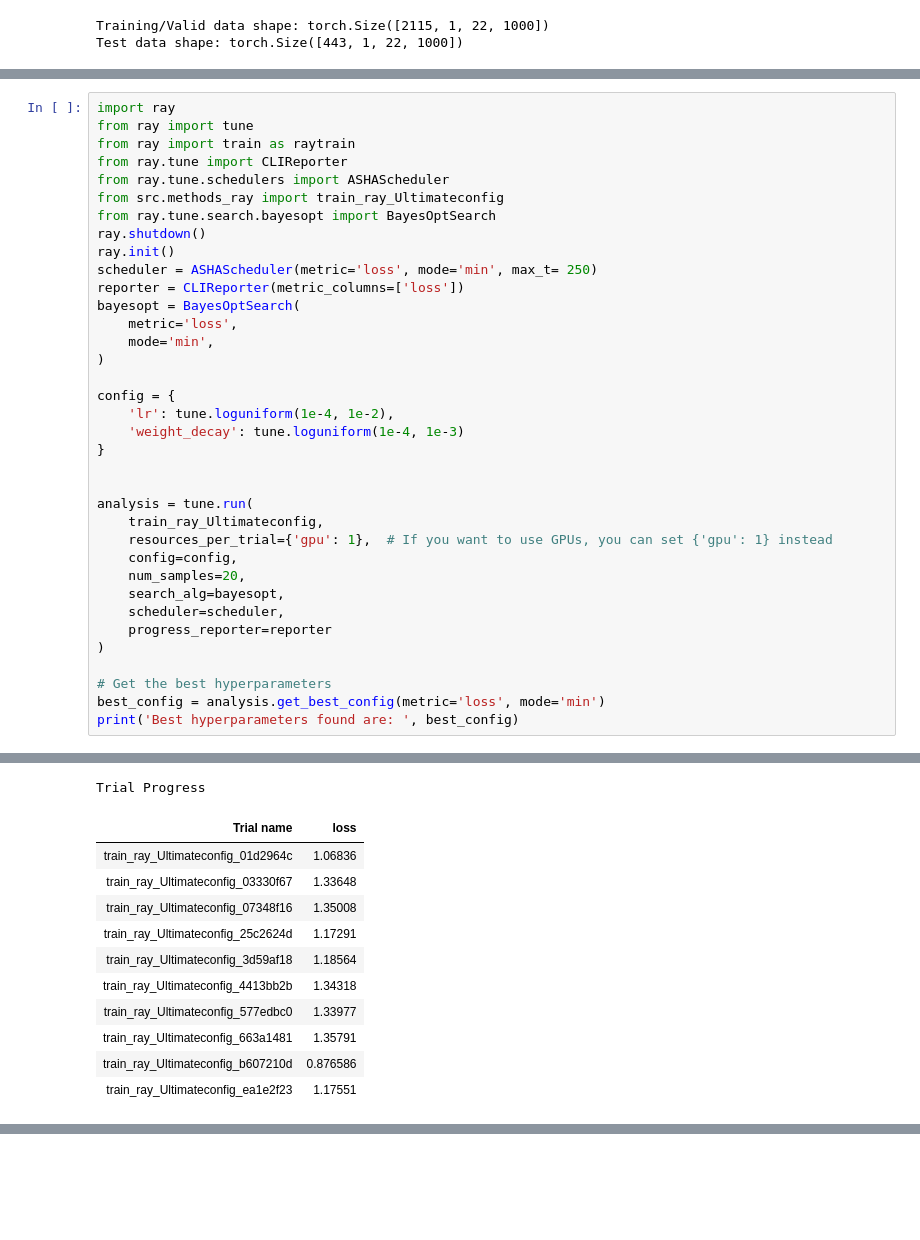
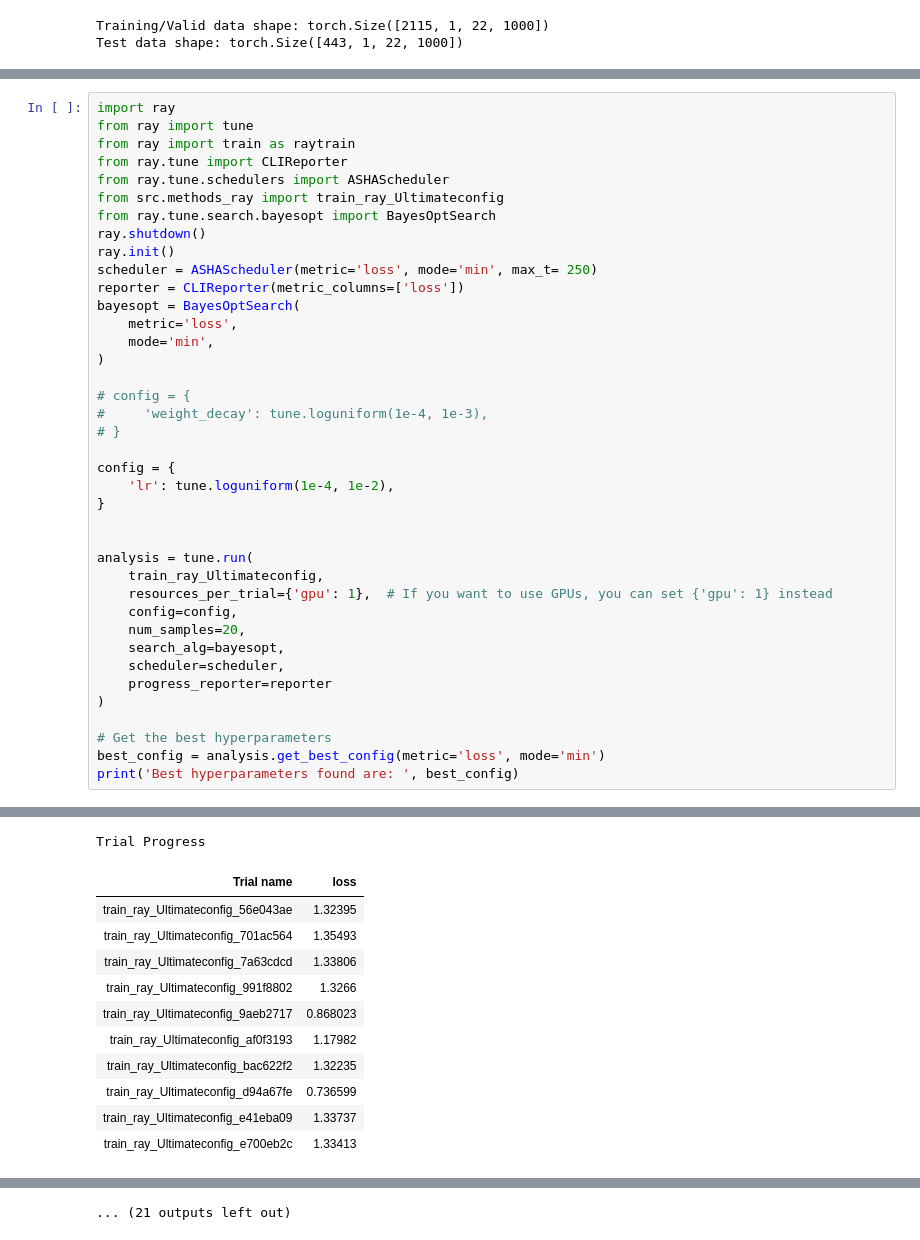
Before and after one commit to Liu-Qiming/ECE247-Group-Project, a Jupyter notebook: main.ipynb, the cells around one changed output, grey strips where cells are left out. Saved outputs shown, nothing was run; the diff lists cells and outputs as text; blank space fills up the shorter version.

```diff
--- a/main.ipynb
+++ b/main.ipynb
@@ -295,9 +194,12 @@ bayesopt = BayesOptSearch(
     mode='min',
 )
 
+# config = {
+#     'weight_decay': tune.loguniform(1e-4, 1e-3),
+# }
+
 config = {
     'lr': tune.loguniform(1e-4, 1e-2),
-    'weight_decay': tune.loguniform(1e-4, 1e-3)
 }
 
 
@@ -339,13 +239,13 @@ Number of trials: 1/1000 (1 PENDING)
 Trial Progress
 | Trial name | loss |
-| train_ray_Ultimateconfig_01d2964c | 1.06836 |
-| train_ray_Ultimateconfig_03330f67 | 1.33648 |
-| train_ray_Ultimateconfig_07348f16 | 1.35008 |
-| train_ray_Ultimateconfig_25c2624d | 1.17291 |
-| train_ray_Ultimateconfig_3d59af18 | 1.18564 |
-| train_ray_Ultimateconfig_4413bb2b | 1.34318 |
-| train_ray_Ultimateconfig_577edbc0 | 1.33977 |
-| train_ray_Ultimateconfig_663a1481 | 1.35791 |
-| train_ray_Ultimateconfig_b607210d | 0.876586 |
-| train_ray_Ultimateconfig_ea1e2f23 | 1.17551 |
+| train_ray_Ultimateconfig_56e043ae | 1.32395 |
+| train_ray_Ultimateconfig_701ac564 | 1.35493 |
+| train_ray_Ultimateconfig_7a63cdcd | 1.33806 |
+| train_ray_Ultimateconfig_991f8802 | 1.3266 |
+| train_ray_Ultimateconfig_9aeb2717 | 0.868023 |
+| train_ray_Ultimateconfig_af0f3193 | 1.17982 |
+| train_ray_Ultimateconfig_bac622f2 | 1.32235 |
+| train_ray_Ultimateconfig_d94a67fe | 0.736599 |
+| train_ray_Ultimateconfig_e41eba09 | 1.33737 |
+| train_ray_Ultimateconfig_e700eb2c | 1.33413 |
 == Status ==
@@ -409,3 +306,4 @@ Best hyperparameters found are:  {'lr': 0.003807947176588889, 'weight_decay': 0.
+... (21 outputs left out)
 # %%
 dfs = analysis.trial_dataframes
 import matplotlib.pyplot as plt
```
Also changed, not shown: parts of 11 cells of this notebook, 2 other files.
